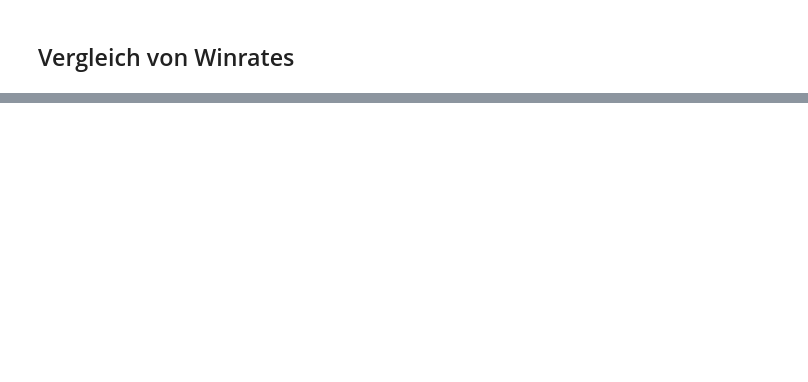
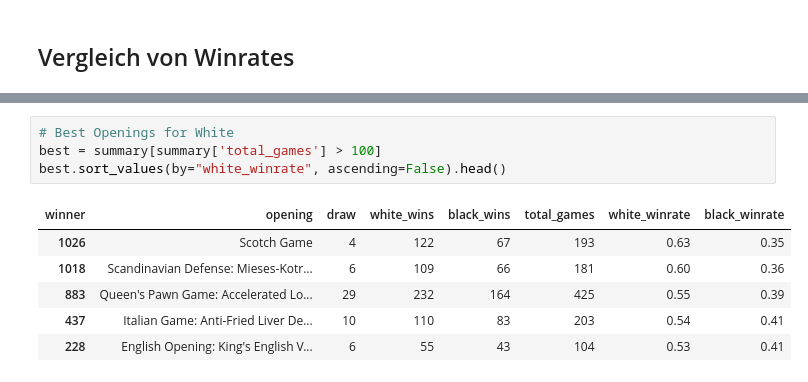
Before and after one commit to croco22/chess, a Jupyter notebook: explore.ipynb, the cells around one changed output, grey strips where cells are left out. Drawn from its saved outputs; the diff is of its cells as text; blank space fills up the shorter version.

```diff
--- a/explore.ipynb
+++ b/explore.ipynb
@@ -95,0 +106,11 @@ counts.head()
+# %%
+# Best Openings for White
+best = summary[summary['total_games'] > 100]
+best.sort_values(by="white_winrate", ascending=False).head()
+# %% [output]
+| winner | opening | draw | white_wins | black_wins | total_games | white_winrate | black_winrate |
+| 1026 | Scotch Game | 4 | 122 | 67 | 193 | 0.63 | 0.35 |
+| 1018 | Scandinavian Defense: Mieses-Kotr... | 6 | 109 | 66 | 181 | 0.60 | 0.36 |
+| 883 | Queen's Pawn Game: Accelerated Lo... | 29 | 232 | 164 | 425 | 0.55 | 0.39 |
+| 437 | Italian Game: Anti-Fried Liver De... | 10 | 110 | 83 | 203 | 0.54 | 0.41 |
+| 228 | English Opening: King's English V... | 6 | 55 | 43 | 104 | 0.53 | 0.41 |
```
Also changed, not shown: parts of 12 cells of this notebook, 2 other files.
